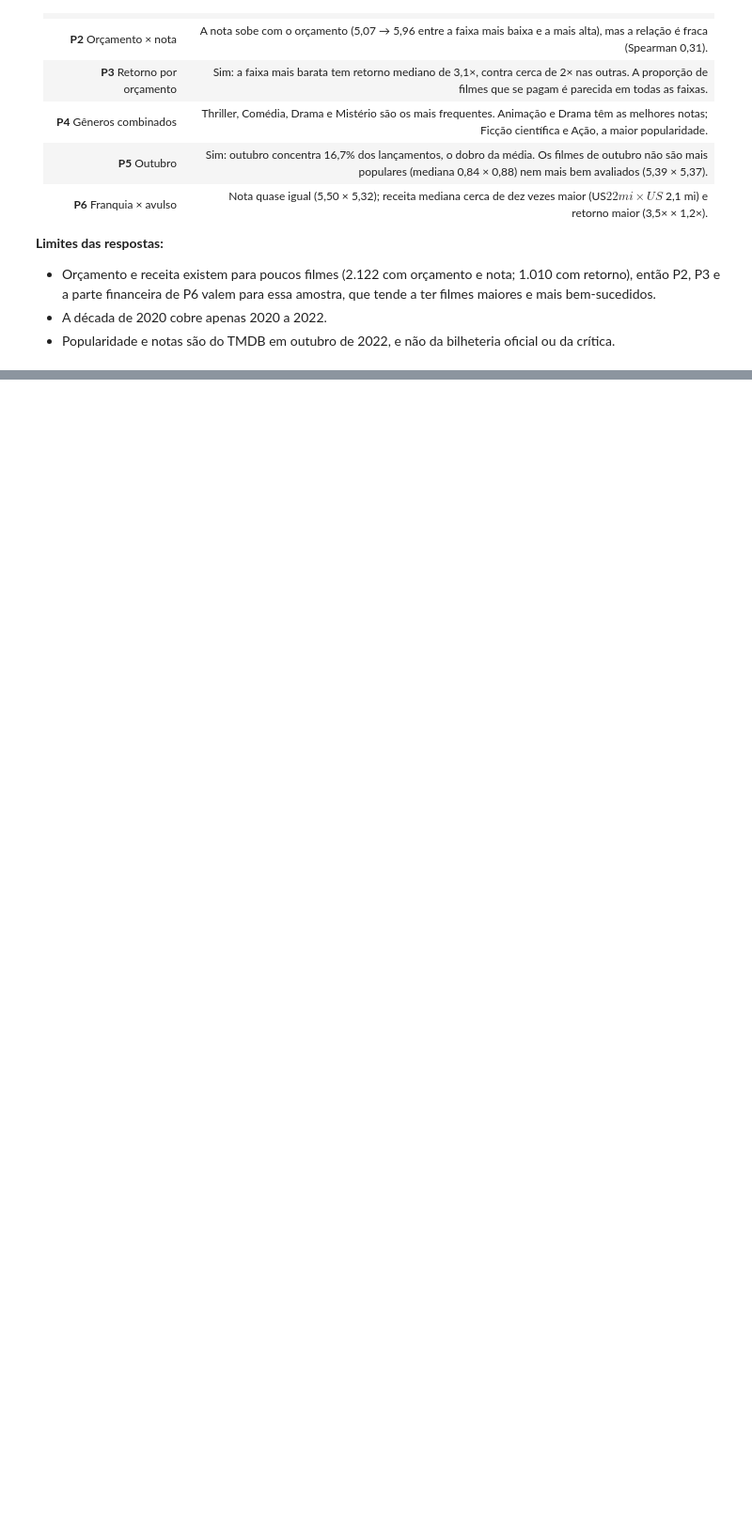
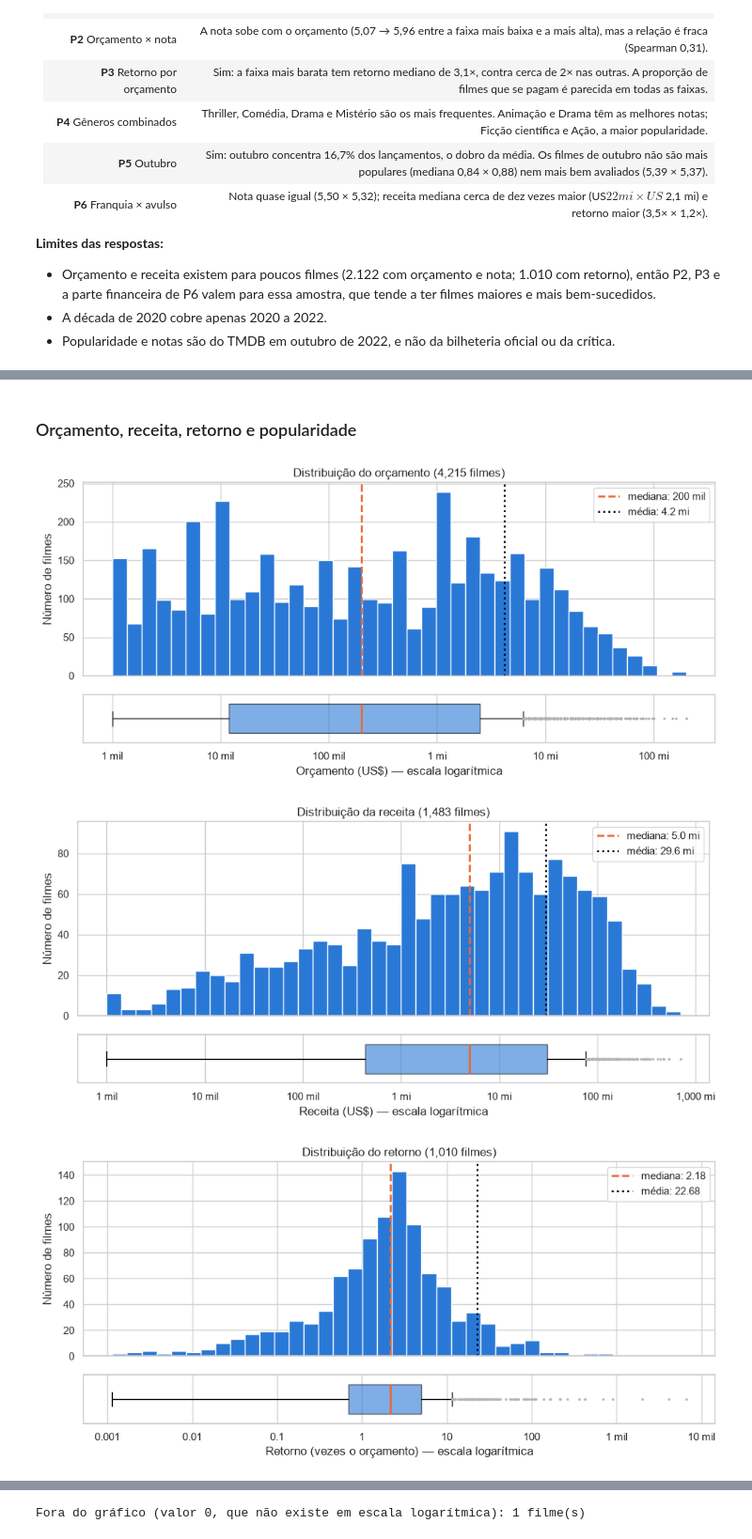
Before and after one commit to Mateuscruz19/HorrorMoviesData, a Jupyter notebook: HorrorMovieAnalysis.ipynb, the cells around one changed output, grey strips where cells are left out. Shown at 94% size. Saved outputs shown, nothing was run; the diff lists cells and outputs as text; code cells hidden in the pictures; blank space fills up the shorter version.

```diff
--- a/HorrorMovieAnalysis.ipynb
+++ b/HorrorMovieAnalysis.ipynb
@@ -1597,0 +1823,11 @@ Em resumo, pertencer a uma franquia quase não muda a opinião do público, mas
+# %% [markdown]
+### Orçamento, receita, retorno e popularidade
+# %%
+plotar_distribuicao("Orçamento (US$)", "Distribuição do orçamento", "Orçamento (US$)", log=True)
+plotar_distribuicao("Receita (US$)", "Distribuição da receita", "Receita (US$)", log=True)
+plotar_distribuicao("Retorno (receita ÷ orçamento)", "Distribuição do retorno", "Retorno (vezes o orçamento)", log=True)
+plotar_distribuicao("Popularidade", "Distribuição da popularidade", "Índice de popularidade do TMDB", log=True)
+# %% [output]
+[figure, added]
+[figure, added]
+[figure, added]
@@ -1597,0 +1835 @@ Em resumo, pertencer a uma franquia quase não muda a opinião do público, mas
+Fora do gráfico (valor 0, que não existe em escala logarítmica): 1 filme(s)
```
Also changed, not shown: parts of 22 cells of this notebook.
